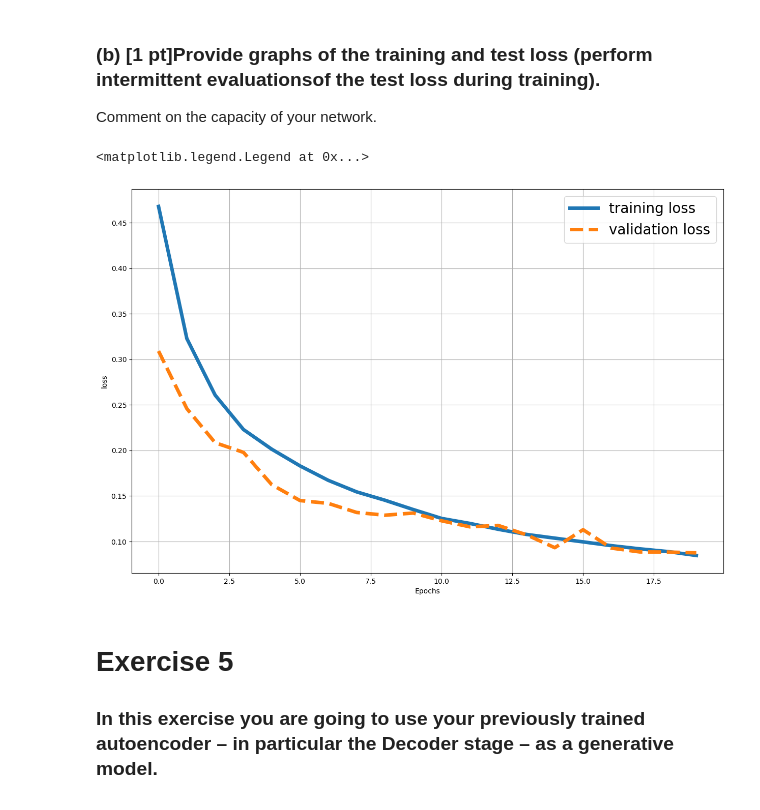
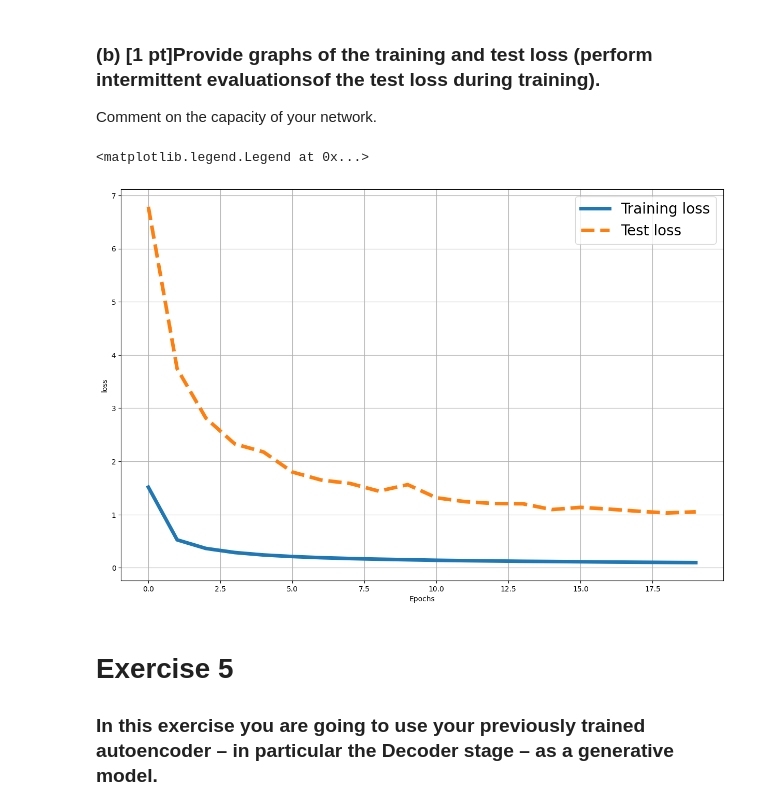
Before and after one commit to Yikeru/5LSL0, a Jupyter notebook: Assignment 3/autoencoder.ipynb, the cells around one changed output. Drawn from its saved outputs; the diff is of its cells as text; code cells hidden in the pictures.

```diff
--- a/Assignment 3/autoencoder.ipynb
+++ b/Assignment 3/autoencoder.ipynb
@@ -752,7 +752,7 @@ for epoch in range(no_epochs):
 #         Set the model to evaluation mode
         model.eval()
 
-        for (data_clean, data_noisy, labels) in val_loader:
+        for (data_clean, data_noisy, labels) in test_loader:
             # validation on noisy part or not
             x = data_clean
 
@@ -840,17 +907,17 @@ Comment on the capacity of your network.
 # %%
 plt.figure(figsize=(15,10),dpi=100)
 plt.plot(range(no_epochs), eval_dic['Loss_t'],
-         label='training loss', linewidth=5)
+         label='Training loss', linewidth=5)
 plt.plot(range(no_epochs), eval_dic['Loss_v'],
-         label='validation loss', linestyle='--', linewidth=5)
+         label='Test loss', linestyle='--', linewidth=5)
 plt.ylabel('loss')
 plt.xlabel('Epochs')
 plt.grid()
 plt.legend(loc=0, prop={'size': 20})
 # plt.
 # %% [output]
 <matplotlib.legend.Legend at 0x...>
-[figure, old version]
+[figure, new version]
 # %% [markdown]
 # Exercise 5
 ### In this exercise you are going to use your previously trained autoencoder – in particular the Decoder stage – as a generative model.
```
Also changed, not shown: parts of 12 cells of this notebook, 6 other files.
